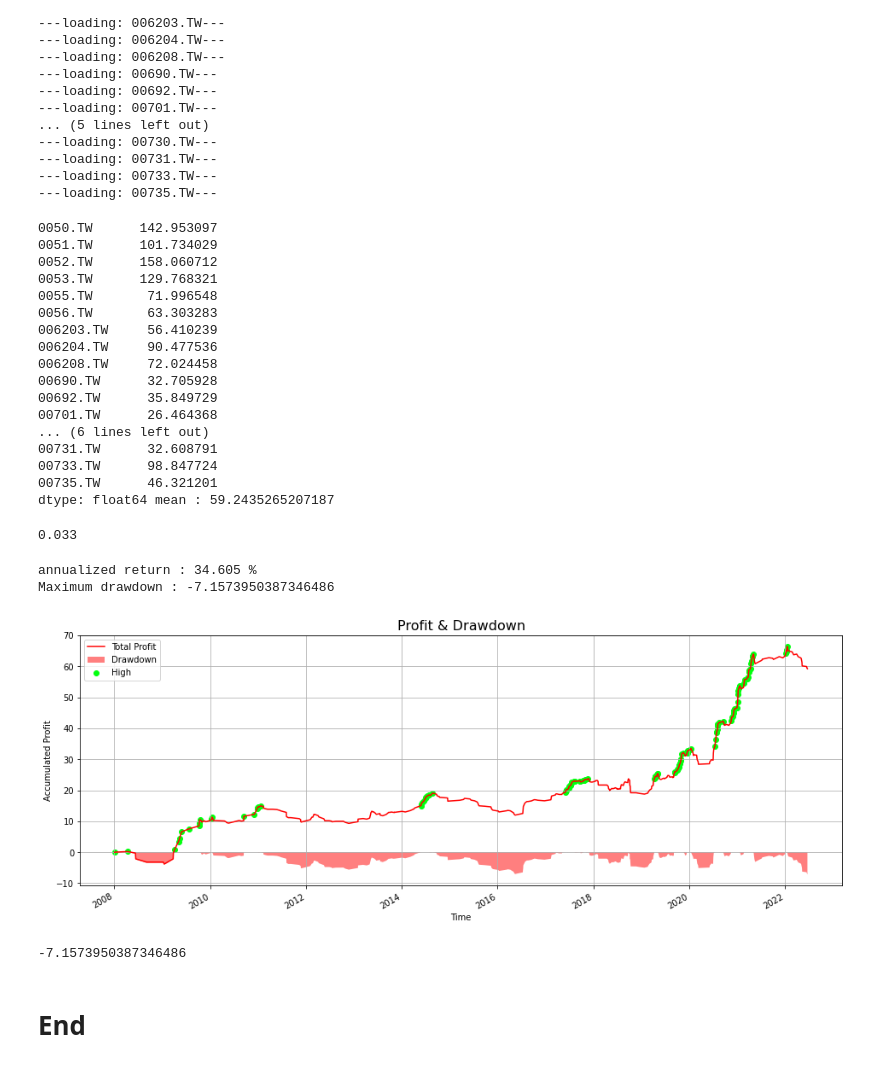
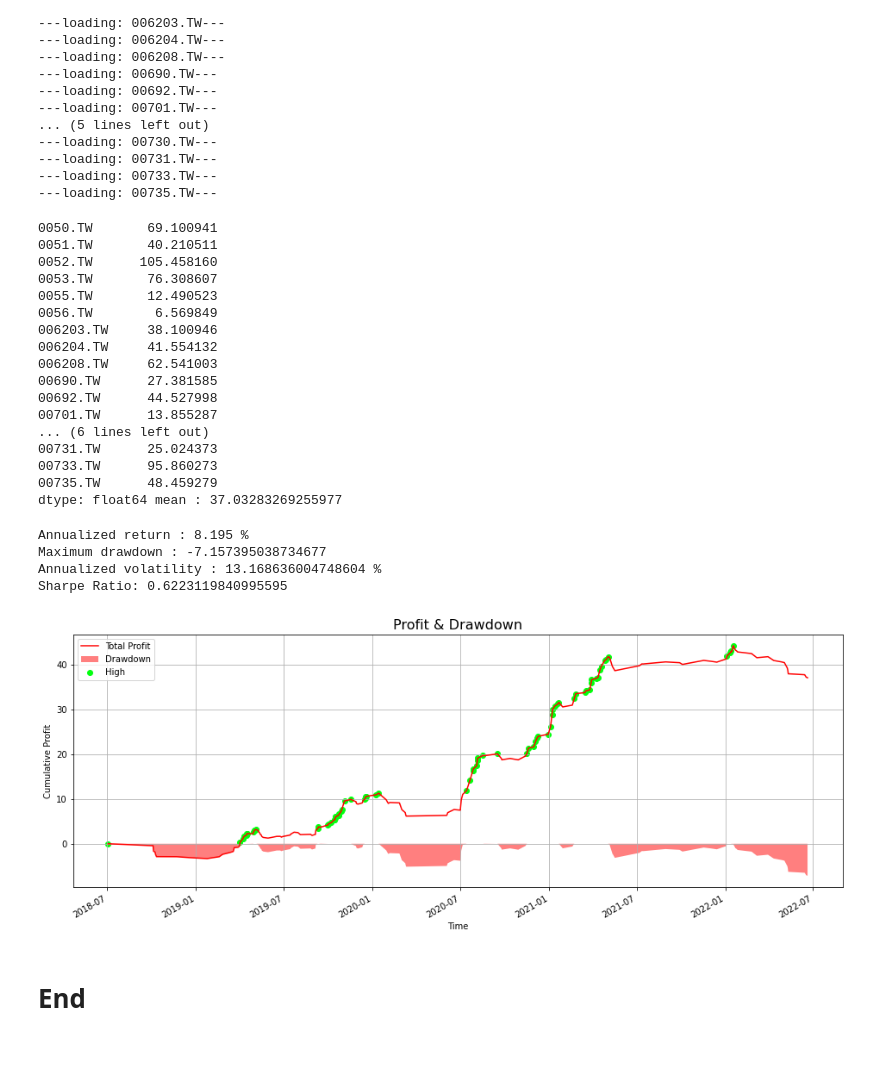
Before and after one commit to benson85560/yuanta, a Jupyter notebook: NEW_Div_yld_ATC_Strategy.ipynb, the cells around one changed output. Saved outputs shown, nothing was run; the diff lists cells and outputs as text; code cells hidden in the pictures.

```diff
--- a/NEW_Div_yld_ATC_Strategy.ipynb
+++ b/NEW_Div_yld_ATC_Strategy.ipynb
@@ -1305,7 +1296,7 @@ MACD : fast = 11, slow = 40
 symbol = '0050.TW'
 print(f'---loading: {symbol}---')
 data = yf.Ticker(symbol)
-df = data.history(period='D', start='2008-1-1', end='2022-6-30')
+df = data.history(period='D', start='2018-6-30', end='2022-6-30')
 df = df.drop(columns = ['Dividends', 'Stock Splits'])
 df.columns = ['open', 'high', 'low', 'close', 'volume']
 df['EMA'] = abstract.EMA(df, timeperiod = 60)
@@ -1393,7 +1384,7 @@ for j in range(len(symbol_list)):
 
 
   data = yf.Ticker(symbol)
-  df = data.history(period='D', start='2008-1-1', end='2022-6-30')
+  df = data.history(period='D', start='2018-6-30', end='2022-6-30')
   df = df.drop(columns = ['Dividends', 'Stock Splits'])
   df.columns = ['open', 'high', 'low', 'close', 'volume']
   df['EMA'] = abstract.EMA(df, timeperiod = 60)
@@ -1492,59 +1483,61 @@ equity = equity.fillna(0)
 df_ATC = equity.sum(axis = 0)
 print(df_ATC, f'mean : {df_ATC.mean()}')
 # %% [output]
-0050.TW      142.953097
-0051.TW      101.734029
-0052.TW      158.060712
-0053.TW      129.768321
-0055.TW       71.996548
-0056.TW       63.303283
-006203.TW     56.410239
-006204.TW     90.477536
-006208.TW     72.024458
-00690.TW      32.705928
-00692.TW      35.849729
-00701.TW      26.464368
+0050.TW       69.100941
+0051.TW       40.210511
+0052.TW      105.458160
+0053.TW       76.308607
+0055.TW       12.490523
+0056.TW        6.569849
+006203.TW     38.100946
+006204.TW     41.554132
+006208.TW     62.541003
+00690.TW      27.381585
+00692.TW      44.527998
+00701.TW      13.855287
 ... (6 lines left out)
-00731.TW      32.608791
-00733.TW      98.847724
-00735.TW      46.321201
-dtype: float64 mean : 59.2435265207187
+00731.TW      25.024373
+00733.TW      95.860273
+00735.TW      48.459279
+dtype: float64 mean : 37.03283269255977
-# %%
-df_ATC.mean()
-round(((df_ATC.mean()+fund)/fund) ** (1/14.5) -1  , 3)
-# %% [output]
-0.033
 # %%
-ann_ret = round(df_ATC.mean()+fund), 3)
+ann_ret = round((((df_ATC.mean()+fund)/fund) ** (1/4) -1) * 100  , 3)
 equity['profit'] = np.cumsum(equity, axis = 0).mean(axis = 1)
 equity['equity'] = equity['profit'] + fund
 high_index = equity[equity['profit'].cummax() == equity['profit']].index
 equity['drawdown_percent'] = (equity['equity'] / equity['equity'].cummax()) - 1
 equity['drawdown'] = equity['equity'] - equity['equity'].cummax()
 
+# 年化波動(不確定)
+df = equity.mean(axis = 1)
+risk = df.pct_change(1).dropna()[1:].std()
+risk_Y = risk* m.sqrt(252/len(df)) * 100
+
+# sharpe
+sharpe_ratio = ann_ret/risk_Y
+
 #----# 績效計算
 # print('annualized return : {} %'.format(ann_ret))
-print('annualized return : {} %'.format(ann_ret))
-print('Maximum drawdown : {}'.format(min(equity['drawdown'])))
-
+print('Annualized return : {} %'.format(ann_ret))
+print('Maximum drawdown : {}'.format(abs(min(equity['drawdown']))))
+print('Annualized volatility : {} %'.format(risk_Y))
+print('Sharpe Ratio: {}'.format(sharpe_ratio))
 
 fig, ax = plt.subplots(figsize = (16,6))
 
 equity['profit'].plot(label = 'Total Profit', ax = ax, c = 'r', grid=True)
 plt.fill_between(equity['drawdown'].index, equity['drawdown'], 0, facecolor  = 'r', label = 'Drawdown', alpha=0.5)
 plt.scatter(high_index, equity['profit'].loc[high_index],c = '#02ff0f', label = 'High')
 
 plt.legend()
-plt.ylabel('Accumulated Profit')
+plt.ylabel('Cumulative Profit')
 plt.xlabel('Time')
 plt.title('Profit & Drawdown',fontsize  = 16);
 # %% [output]
-annualized return : 34.605 %
-Maximum drawdown : -7.1573950387346486
+Annualized return : 8.195 %
+Maximum drawdown : -7.157395038734677
+Annualized volatility : 13.168636004748604 %
+Sharpe Ratio: 0.6223119840995595
-[figure, old version]
+[figure, new version]
-# %%
-min(equity['drawdown'])
-# %% [output]
--7.1573950387346486
 # %% [markdown]
 # **End**
```
Also changed, not shown: parts of 4 cells of this notebook.
